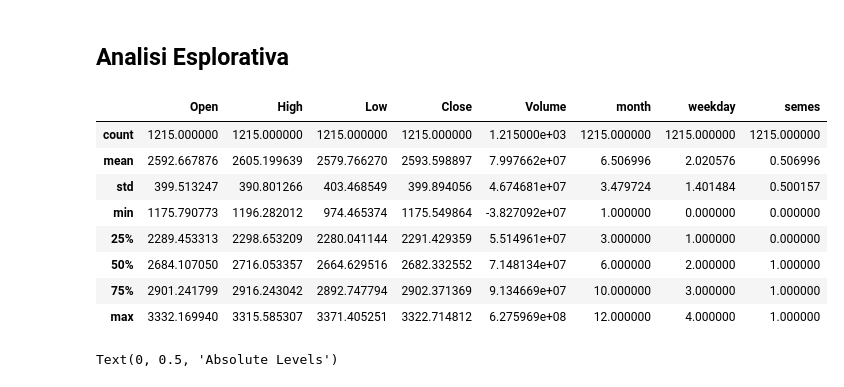
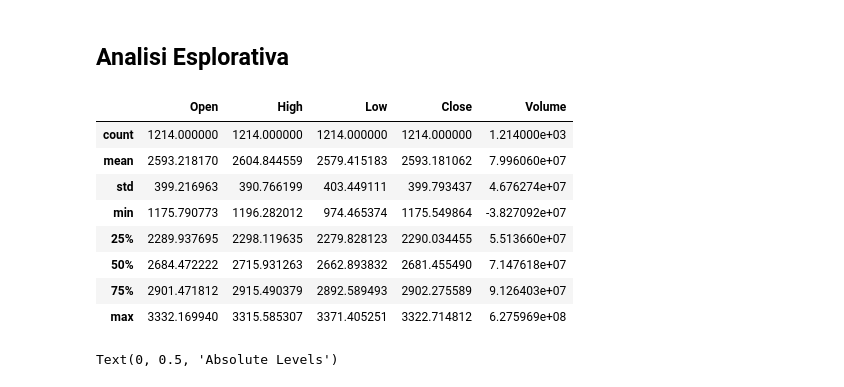
Before and after one commit to alessioarcara/forecasting-DJIA-prices, a Jupyter notebook: Progetto A.A 2020-2021.ipynb, the cells around one changed output. Drawn from its saved outputs; the diff is of its cells as text; code cells hidden in the pictures.

```diff
--- a/Progetto A.A 2020-2021.ipynb
+++ b/Progetto A.A 2020-2021.ipynb
@@ -485,4 +504,4 @@ def multiple_columns_min_fd(df):
     print(f"*** multiple columns fractional differencing ***")
     return pd.concat([min_d_frac_diff(df[column]) for column in df], axis=1).dropna()
 # %%
-ts_transformer = FunctionTransformer(multiple_columns_min_fd)
+TimeSeriesTansformer = FunctionTransformer(multiple_columns_min_fd)
@@ -491,9 +508,5 @@ time_series_features = stocks.columns[:-1]
 # %%
-preprocessor = ColumnTransformer([
-    ("ts", ts_transformer, time_series_features)
-])
-
-df_stocks = ts_transformer.fit_transform(stocks.iloc[:,:-1])
+df_stocks = TimeSeriesTansformer.fit_transform(stocks.iloc[:,:-1])
 # %% [output]
 *** multiple columns fractional differencing ***
 column: Open, differencing value: 0
@@ -519,8 +532,12 @@ Sulla base del fenomeno del <a href="https://www.investopedia.com/terms/w/weeken
 Senz'altro si basano sul <strong>comportamento irrazionale</strong> del mercato finanziario e dei suoi agenti, ma è da notare come dal 1950 al 2013 l'indice DJIA, preso da noi in considerazione, ha proprio sottoperformato nel periodo da Maggio a Ottobre rispetto al periodo da Novembre ad Aprile.<br> Pertanto, è interessante aggiungere queste due variabili e vedere come verranno interpretate dai modelli che utilizzeremo.
+# %%
+stocks['month'] = stocks.index.month
+stocks['weekday'] = [datetime.strptime(str(stocks.index[row]), '%Y-%m-%d %H:%M:%S').weekday() for row, _ in enumerate(stocks.itertuples())]
+stocks['semes'] = abs((stocks.month.astype(int) - 3) // 6)
 # %%
-df_stocks['month'] = df_stocks.index.month
-df_stocks['weekday'] = [datetime.strptime(str(df_stocks.index[line]), '%Y-%m-%d %H:%M:%S').weekday() for line, _ in enumerate(df_stocks.itertuples())]
-df_stocks['semes'] = abs((df_stocks.month.astype(int) - 3) // 6)
+df_stocks['month'] = stocks['month'].reindex_like(df_stocks)
+df_stocks['weekday'] = stocks['weekday'].reindex_like(df_stocks)
+df_stocks['semes'] = stocks['semes'].reindex_like(df_stocks)
 # %% [markdown]
 Infine, si aggiunge la variabile *label* precedentemente calcolato a *df_stocks*:
 # %%
@@ -528,14 +545,14 @@ df_stocks["Label"] = label
 # %% [markdown]
 ## Analisi Esplorativa
 # %%
-df_stocks.describe()
+df_stocks.iloc[:,:5].describe()
 # %% [output]
-|  | Open | High | Low | Close | Volume | month | weekday | semes |
-| count | 1215.000000 | 1215.000000 | 1215.000000 | 1215.000000 | 1.215000e+03 | 1215.000000 | 1215.000000 | 1215.000000 |
-| mean | 2592.667876 | 2605.199639 | 2579.766270 | 2593.598897 | 7.997662e+07 | 6.506996 | 2.020576 | 0.506996 |
-| std | 399.513247 | 390.801266 | 403.468549 | 399.894056 | 4.674681e+07 | 3.479724 | 1.401484 | 0.500157 |
-| min | 1175.790773 | 1196.282012 | 974.465374 | 1175.549864 | -3.827092e+07 | 1.000000 | 0.000000 | 0.000000 |
-| 25% | 2289.453313 | 2298.653209 | 2280.041144 | 2291.429359 | 5.514961e+07 | 3.000000 | 1.000000 | 0.000000 |
-| 50% | 2684.107050 | 2716.053357 | 2664.629516 | 2682.332552 | 7.148134e+07 | 6.000000 | 2.000000 | 1.000000 |
-| 75% | 2901.241799 | 2916.243042 | 2892.747794 | 2902.371369 | 9.134669e+07 | 10.000000 | 3.000000 | 1.000000 |
-| max | 3332.169940 | 3315.585307 | 3371.405251 | 3322.714812 | 6.275969e+08 | 12.000000 | 4.000000 | 1.000000 |
+|  | Open | High | Low | Close | Volume |
+| count | 1214.000000 | 1214.000000 | 1214.000000 | 1214.000000 | 1.214000e+03 |
+| mean | 2593.218170 | 2604.844559 | 2579.415183 | 2593.181062 | 7.996060e+07 |
+| std | 399.216963 | 390.766199 | 403.449111 | 399.793437 | 4.676274e+07 |
+| min | 1175.790773 | 1196.282012 | 974.465374 | 1175.549864 | -3.827092e+07 |
+| 25% | 2289.937695 | 2298.119635 | 2279.828123 | 2290.034455 | 5.513660e+07 |
+| 50% | 2684.472222 | 2715.931263 | 2662.893832 | 2681.455490 | 7.147618e+07 |
+| 75% | 2901.471812 | 2915.490379 | 2892.589493 | 2902.275589 | 9.126403e+07 |
+| max | 3332.169940 | 3315.585307 | 3371.405251 | 3322.714812 | 6.275969e+08 |
```
Also changed, not shown: parts of 54 cells of this notebook.
